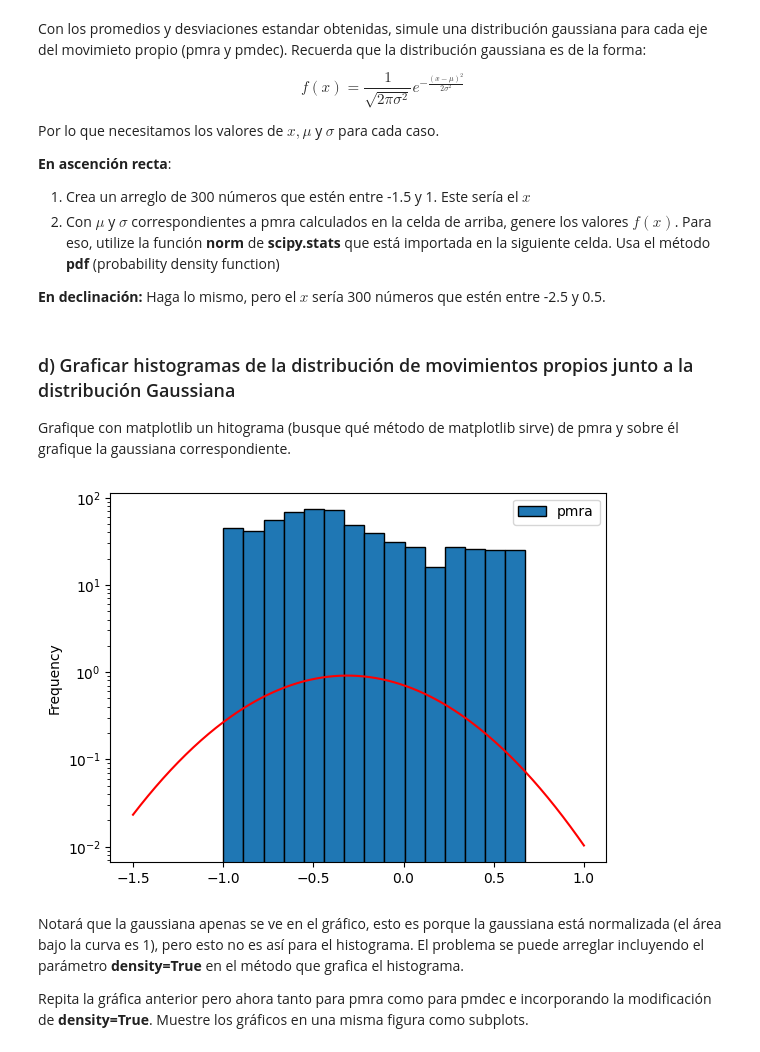
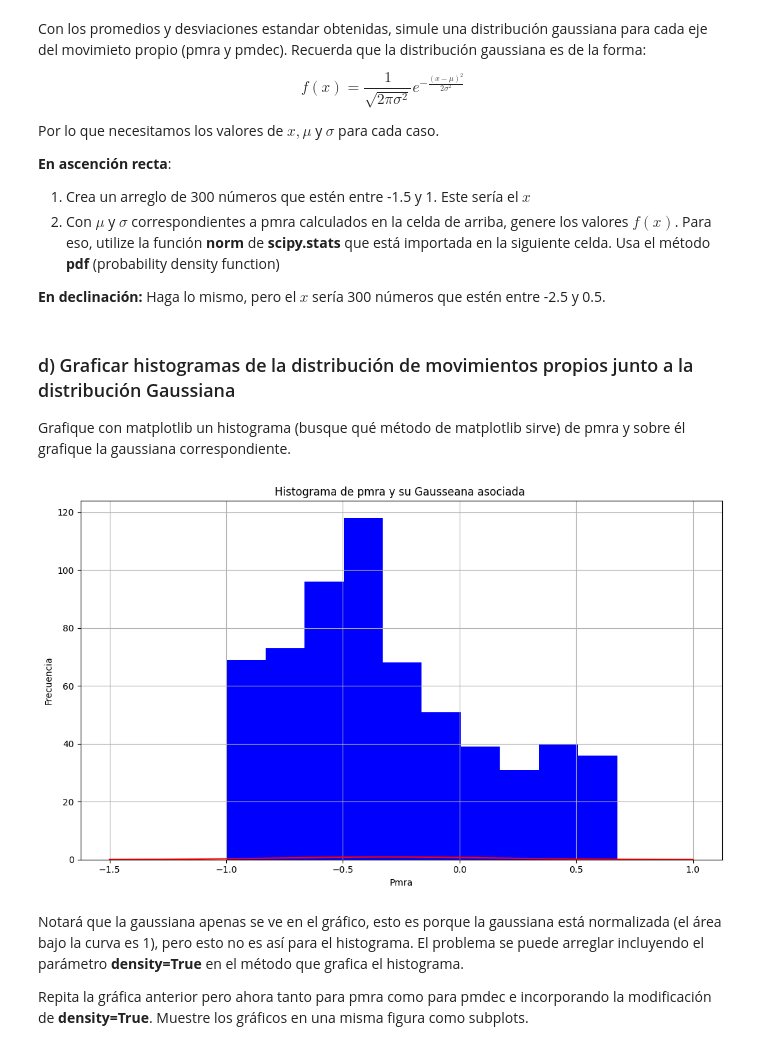
Before and after one commit to Martin-EliasG/Tarea-2, a Jupyter notebook: Tarea2.ipynb, the cells around one changed output. Saved outputs shown, nothing was run; the diff lists cells and outputs as text; code cells hidden in the pictures.

```diff
--- a/Tarea2.ipynb
+++ b/Tarea2.ipynb
@@ -157,12 +137,17 @@ fx_pmdec = norm.pdf(x_pmdec,mu_pmdec,std_pmdec)
 # %% [markdown]
 ### d) Graficar histogramas de la distribución de movimientos propios junto a la distribución Gaussiana
 
-Grafique con matplotlib un hitograma (busque qué método de matplotlib sirve) de pmra y sobre él grafique la gaussiana correspondiente.
+Grafique con matplotlib un histograma (busque qué método de matplotlib sirve) de pmra y sobre él grafique la gaussiana correspondiente.
-# %%
-
-df_cumulus.plot.hist(y="pmra",edgecolor="black", bins=15, logy= True)
-plt.plot(x_pmra,fx_pmra, color='red')
-plt.show()
-# %% [output]
-[figure, removed]
+# %%
+
+plt.figure(figsize=(12.8,7.2))
+plt.plot(x_pmra,fx_pmra,label='Histograma con distribución Gaussiana', color='r')
+plt.hist(pmra,color='b')
+plt.xlabel('Pmra')
+plt.ylabel('Frecuencia')
+plt.title('Histograma de pmra y su Gausseana asociada ')
+plt.grid(True)
+plt.show()
+# %% [output]
+[figure, added]
 # %% [markdown]
```
Also changed, not shown: parts of 19 cells of this notebook.
